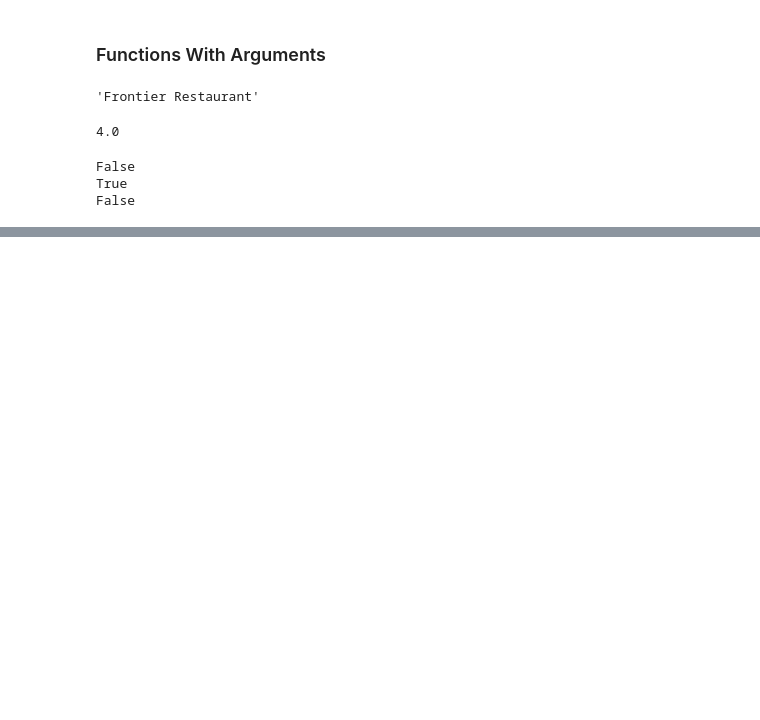
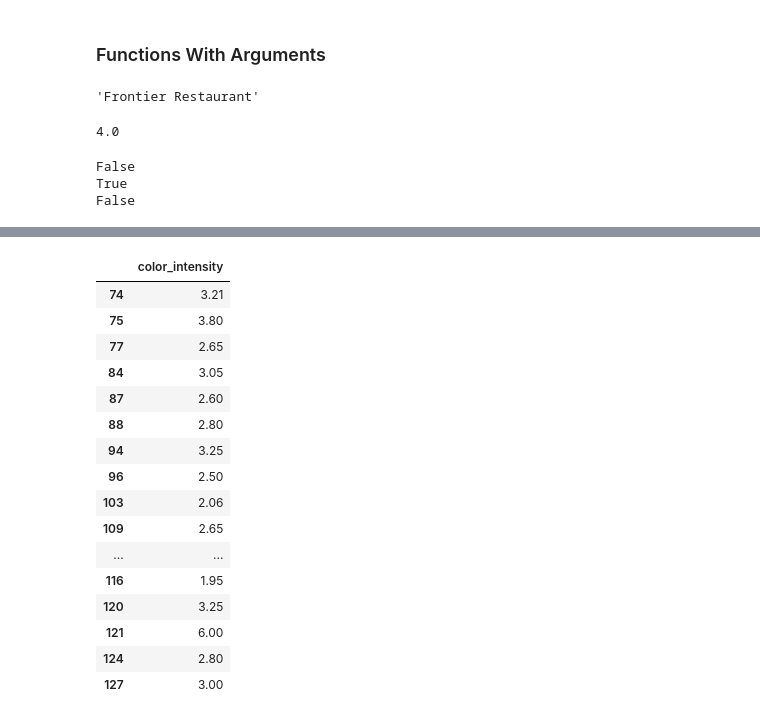
Before and after one commit to smw150430/python_book_exercises, a Jupyter notebook: Exercises.ipynb, the cells around one changed output, grey strips where cells are left out. Drawn from its saved outputs; the diff is of its cells as text; code cells hidden in the pictures; blank space fills up the shorter version.

```diff
--- a/Exercises.ipynb
+++ b/Exercises.ipynb
@@ -479,0 +649,22 @@ False
+# %%
+# .loc attribute is useful if you'd only want the color intensity for the
+# wines with an alcohol percentage below 12
+df.loc[df['alcohol'] < 12, ['color_intensity']]
+# %% [output]
+|  | color_intensity |
+| 74 | 3.21 |
+| 75 | 3.80 |
+| 77 | 2.65 |
+| 84 | 3.05 |
+| 87 | 2.60 |
+| 88 | 2.80 |
+| 94 | 3.25 |
+| 96 | 2.50 |
+| 103 | 2.06 |
+| 109 | 2.65 |
+| ... | ... |
+| 116 | 1.95 |
+| 120 | 3.25 |
+| 121 | 6.00 |
+| 124 | 2.80 |
+| 127 | 3.00 |
```
Also changed, not shown: parts of 34 cells of this notebook, 1 other file.
